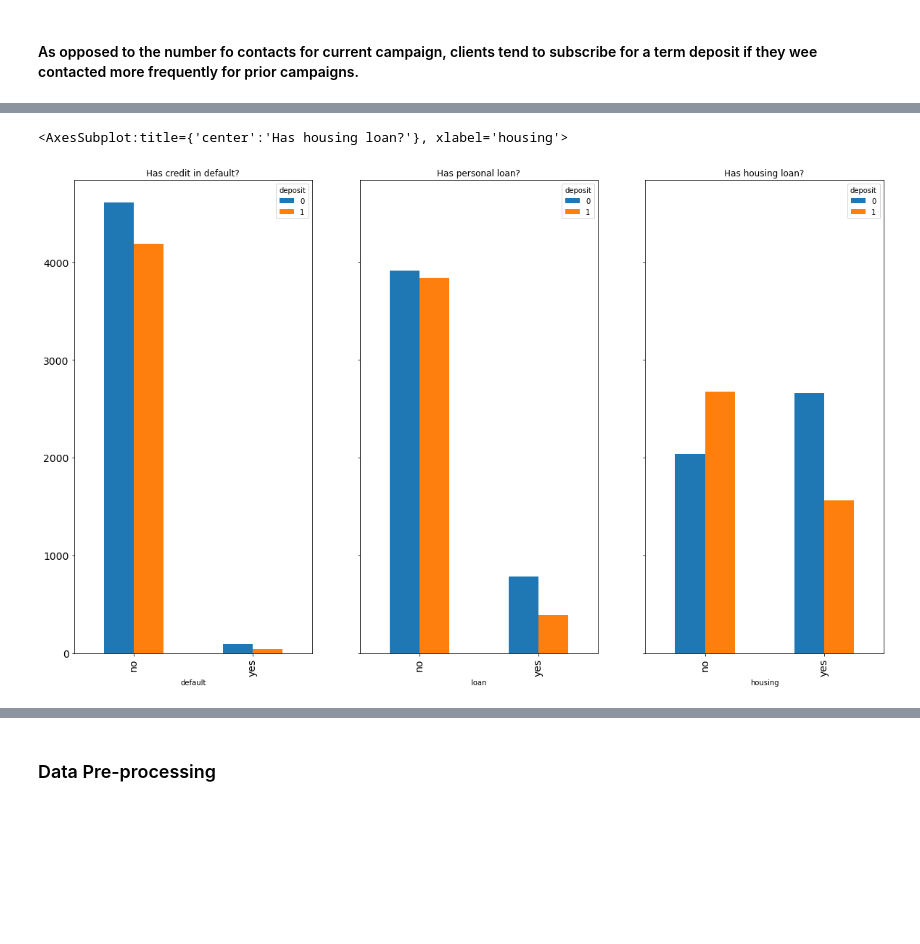
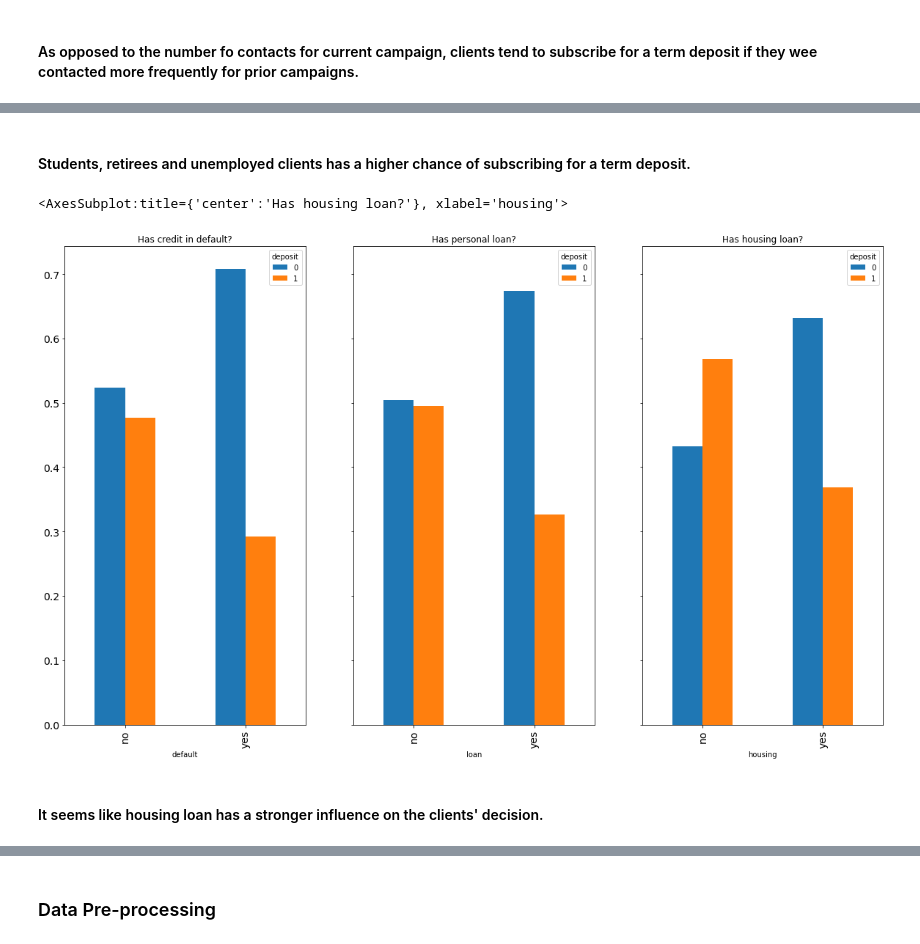
Before and after one commit to Solihin-k/bank_marketing, a Jupyter notebook: Bank_Marketing_Strategy.ipynb, the cells around one changed output, grey strips where cells are left out. Drawn from its saved outputs; the diff is of its cells as text; code cells hidden in the pictures; blank space fills up the shorter version.

```diff
--- a/Bank_Marketing_Strategy.ipynb
+++ b/Bank_Marketing_Strategy.ipynb
@@ -196,8 +195,8 @@ from sklearn.model_selection import train_test_split
 features = full_dataset.iloc[:,0:-1]
 target = full_dataset.iloc[:,-1]
 
+# stratified sampling based on the subscription outcome
 features_train, features_test, target_train, target_test = train_test_split(features,
                                                                             target,
-                                                                            test_size=0.20,
-                                                                            random_state=123,
+                                                                            test_size = 0.20,
                                                                             stratify = target)
@@ -325,18 +346,22 @@ plt.xticks(range(0,len(jobs.index)), jobs.index);
+# %% [markdown]
+#### Students, retirees and unemployed clients has a higher chance of subscribing for a term deposit.
 # %%
 fig, axes = plt.subplots(nrows=1, ncols=3,figsize=(20, 12), sharey = True)
 fig.subplots_adjust(hspace=.3)
 
-default = pd.crosstab(train_set['default'], train_set['deposit']).sort_values(by = [1, 0], ascending = False)
+default = pd.crosstab(train_set['default'], train_set['deposit']).apply(lambda r: r/r.sum(), axis=1)
 default.plot(kind = 'bar', ax=axes[0], fontsize = 14, title = 'Has credit in default?')
 
-loan = pd.crosstab(train_set['loan'], train_set['deposit']).sort_values(by = [1, 0], ascending = False)
+loan = pd.crosstab(train_set['loan'], train_set['deposit']).apply(lambda r: r/r.sum(), axis=1)
 loan.plot(kind = 'bar', ax = axes[1], fontsize = 14, title = 'Has personal loan?')
 
-housing = pd.crosstab(train_set['housing'], train_set['deposit']).sort_values(by = [1, 0], ascending = False)
+housing = pd.crosstab(train_set['housing'], train_set['deposit']).apply(lambda r: r/r.sum(), axis=1)
 housing.plot(kind = 'bar', ax = axes[2], fontsize = 14, title = 'Has housing loan?')
 # %% [output]
 <AxesSubplot:title={'center':'Has housing loan?'}, xlabel='housing'>
-[figure, old version]
+[figure, new version]
+# %% [markdown]
+#### It seems like housing loan has a stronger influence on the clients' decision.
 # %%
 fig, axes = plt.subplots(nrows=1, ncols=2,figsize=(20, 12), sharey = True)
 fig.subplots_adjust(hspace=.3)
```
Also changed, not shown: parts of 56 cells of this notebook.
